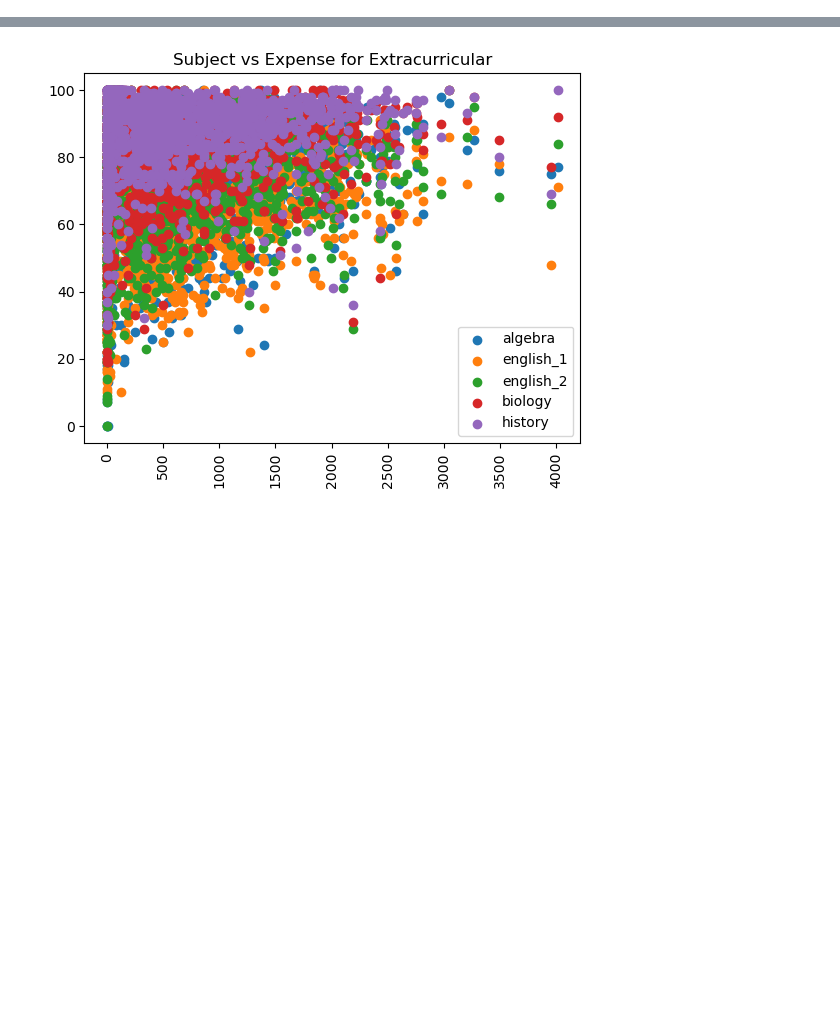
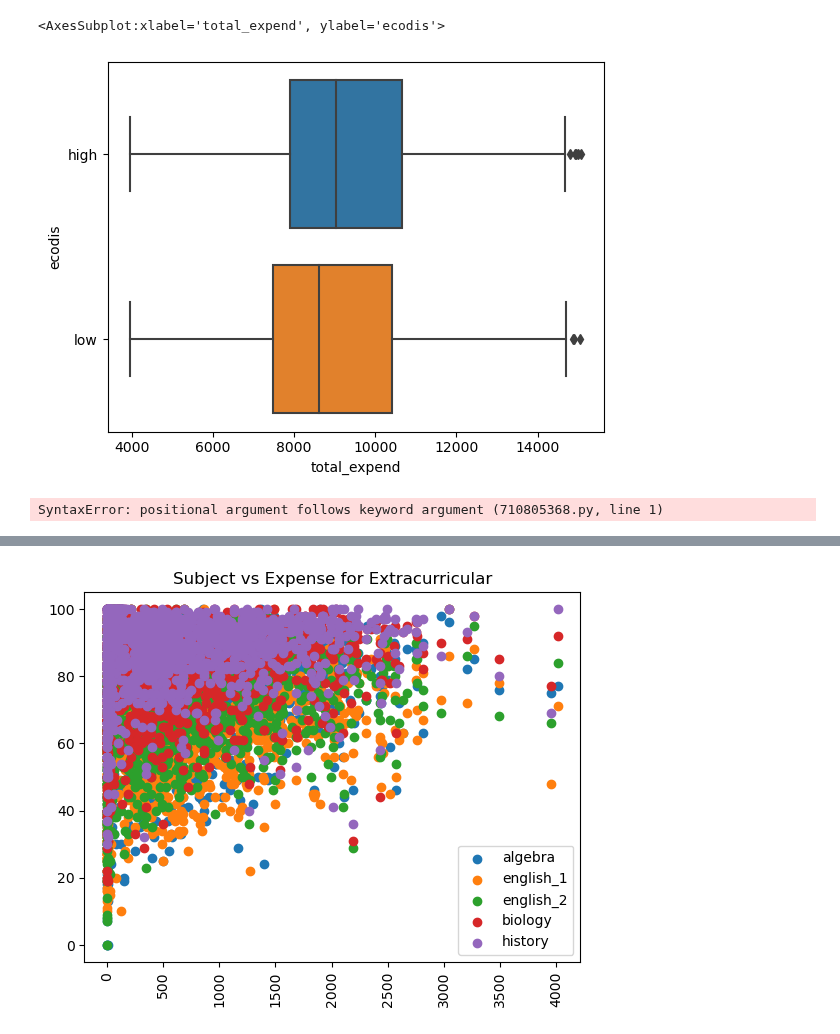
Before and after one commit to college-readiness-preds/capstone_readiness, a Jupyter notebook: bill_folder/random_stuff.ipynb, the cells around one changed output, grey strips where cells are left out. Cells and saved outputs as stored; diff of their text form; code cells hidden in the pictures; blank space fills up the shorter version.

```diff
--- a/bill_folder/random_stuff.ipynb
+++ b/bill_folder/random_stuff.ipynb
@@ -11,0 +66,9 @@ df = prepare.clean_df()
+# %%
+high_df = pd.DataFrame(high.total_expend)
+# %%
+low_df = pd.DataFrame(low.total_expend)
+# %%
+high_df['ecodis'] = 'high'
+low_df['ecodis'] = 'low'
+# %%
+df_plot = pd.concat([high_df, low_df])
@@ -11,0 +91,12 @@ df = prepare.clean_df()
+# %%
+sns.boxplot(df_plot.total_expend, df_plot.ecodis)
+# %% [output]
+<AxesSubplot:xlabel='total_expend', ylabel='ecodis'>
+[figure, added]
+# %%
+
+sns.boxplot(x = high.total_expend, low.total_expend)
+
+plt.show()
+# %% [output]
+SyntaxError: positional argument follows keyword argument (710805368.py, line 1)
```
Also changed, not shown: parts of 9 cells of this notebook, 1 other file.
